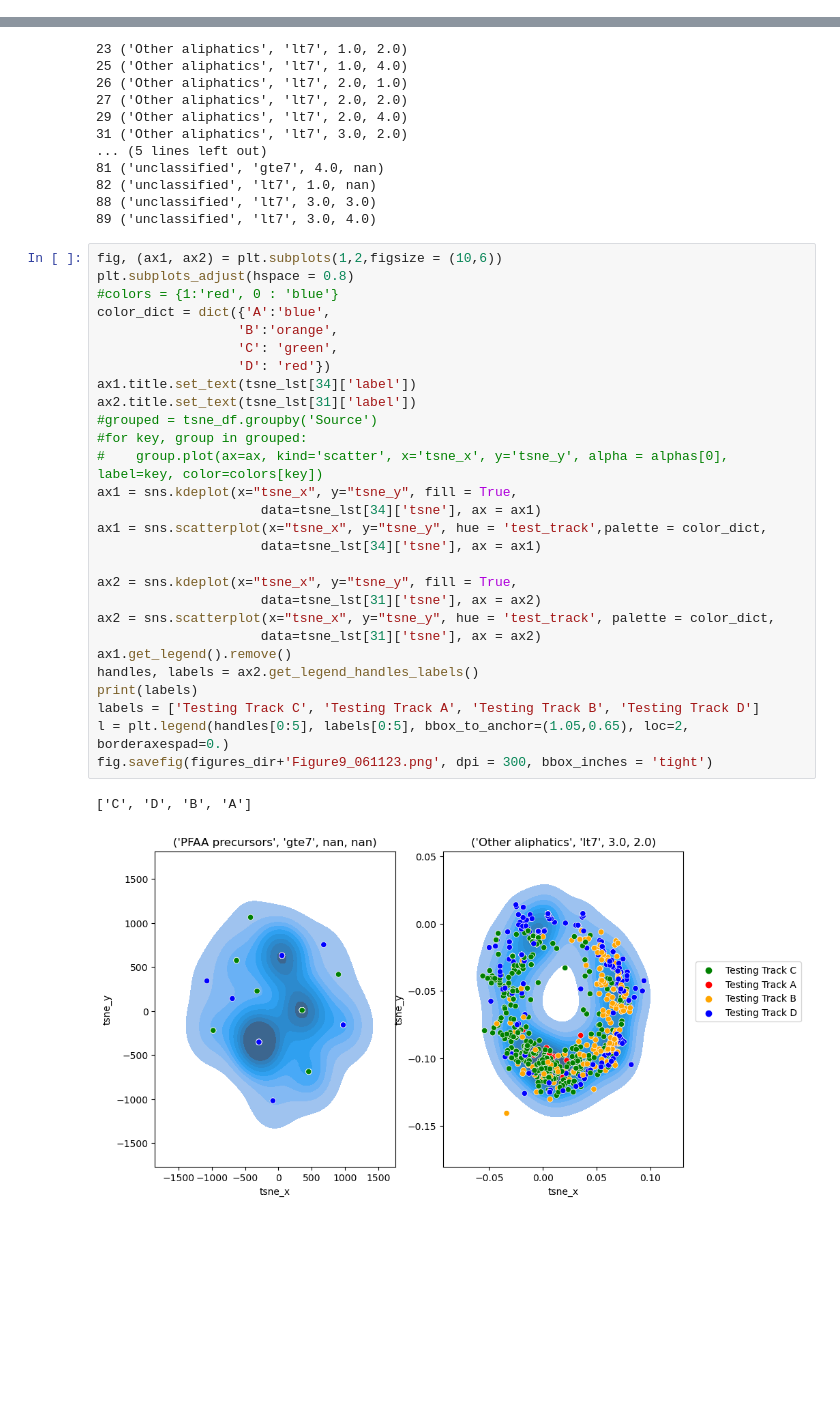
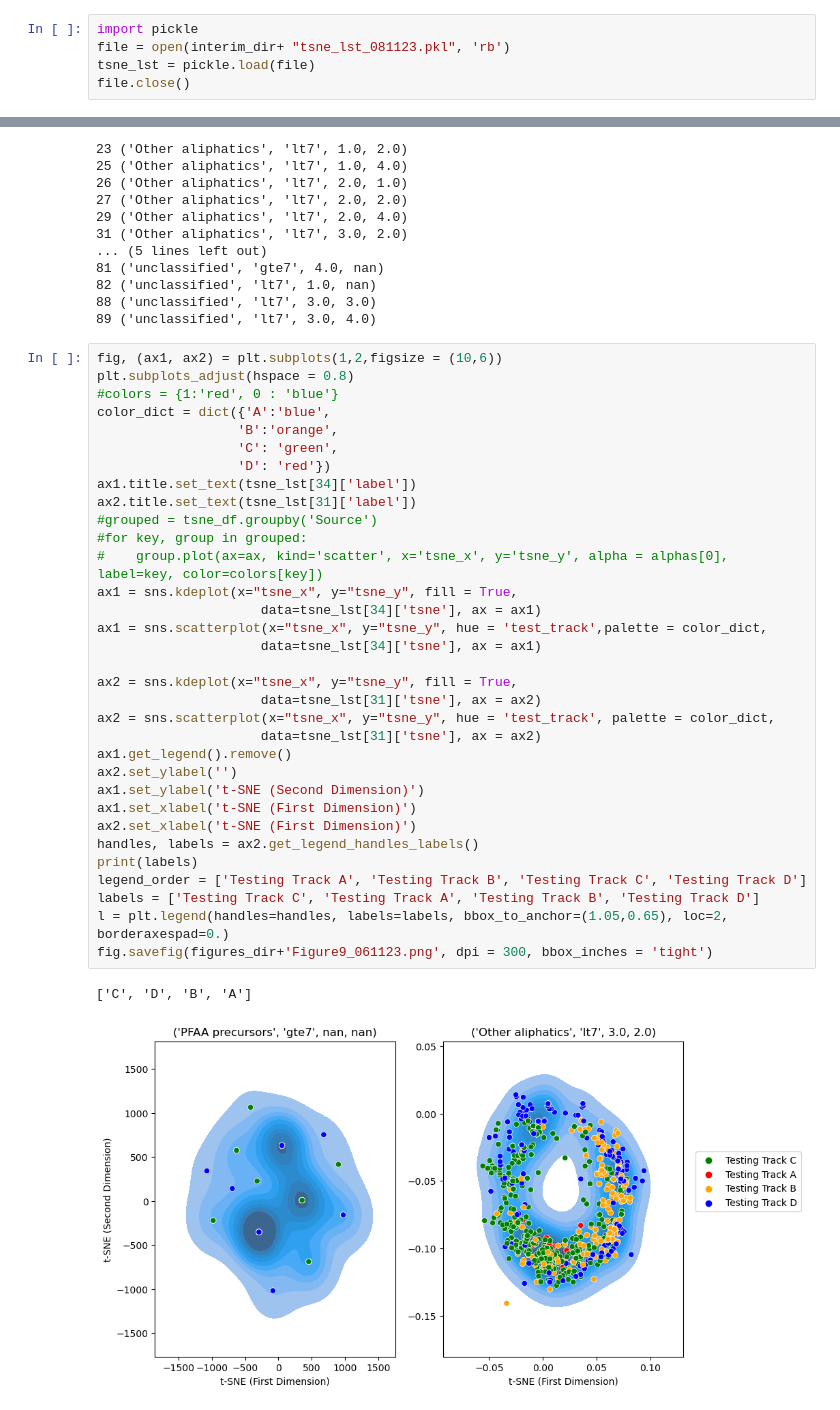
Before and after one commit to patlewig/nts_pfas, a Jupyter notebook: notebooks/12_physchem_similarity.ipynb, the cells around one changed output, grey strips where cells are left out. Drawn from its saved outputs; the diff is of its cells as text; blank space fills up the shorter version.

Commit message:
modifying axis labels

```diff
--- a/notebooks/12_physchem_similarity.ipynb
+++ b/notebooks/12_physchem_similarity.ipynb
@@ -364,6 +364,11 @@ for i in range(len(tsne_lst)):
 import pickle
 
 pickle.dump( tsne_lst, open(interim_dir+ "tsne_lst_081123.pkl", "wb" ) )
+# %%
+import pickle
+file = open(interim_dir+ "tsne_lst_081123.pkl", 'rb')
+tsne_lst = pickle.load(file)
+file.close()
 # %%
 #31 ('Other aliphatics', 'lt7', 3.0, 3.0)
 # %%
@@ -391,31 +396,36 @@ for i in range(len(tsne_lst)):
 # %%
 fig, (ax1, ax2) = plt.subplots(1,2,figsize = (10,6))
 plt.subplots_adjust(hspace = 0.8)
 #colors = {1:'red', 0 : 'blue'}
 color_dict = dict({'A':'blue',
                   'B':'orange',
                   'C': 'green',
                   'D': 'red'})
 ax1.title.set_text(tsne_lst[34]['label'])
 ax2.title.set_text(tsne_lst[31]['label'])
 #grouped = tsne_df.groupby('Source')
 #for key, group in grouped:
 #    group.plot(ax=ax, kind='scatter', x='tsne_x', y='tsne_y', alpha = alphas[0], label=key, color=colors[key])
 ax1 = sns.kdeplot(x="tsne_x", y="tsne_y", fill = True,
                      data=tsne_lst[34]['tsne'], ax = ax1)
 ax1 = sns.scatterplot(x="tsne_x", y="tsne_y", hue = 'test_track',palette = color_dict,
                      data=tsne_lst[34]['tsne'], ax = ax1)
 
 ax2 = sns.kdeplot(x="tsne_x", y="tsne_y", fill = True,
                      data=tsne_lst[31]['tsne'], ax = ax2)
 ax2 = sns.scatterplot(x="tsne_x", y="tsne_y", hue = 'test_track', palette = color_dict,
                      data=tsne_lst[31]['tsne'], ax = ax2)
 ax1.get_legend().remove()
+ax2.set_ylabel('')
+ax1.set_ylabel('t-SNE (Second Dimension)')
+ax1.set_xlabel('t-SNE (First Dimension)')
+ax2.set_xlabel('t-SNE (First Dimension)')
 handles, labels = ax2.get_legend_handles_labels()
 print(labels)
+legend_order = ['Testing Track A', 'Testing Track B', 'Testing Track C', 'Testing Track D']
 labels = ['Testing Track C', 'Testing Track A', 'Testing Track B', 'Testing Track D']
-l = plt.legend(handles[0:5], labels[0:5], bbox_to_anchor=(1.05,0.65), loc=2, borderaxespad=0.)
+l = plt.legend(handles=handles, labels=labels, bbox_to_anchor=(1.05,0.65), loc=2, borderaxespad=0.)
 fig.savefig(figures_dir+'Figure9_061123.png', dpi = 300, bbox_inches = 'tight')
 # %% [output]
 ['C', 'D', 'B', 'A']
-[figure, old version]
+[figure, new version]
```
